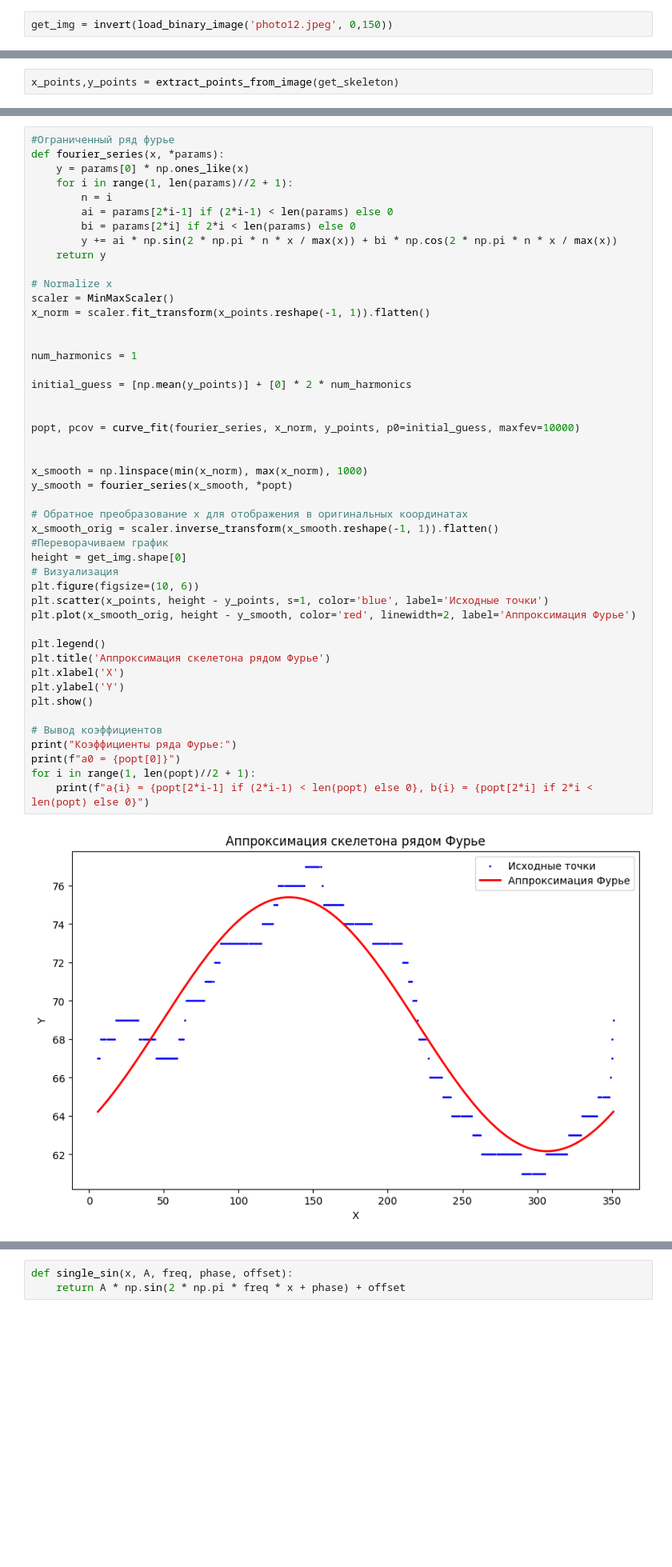
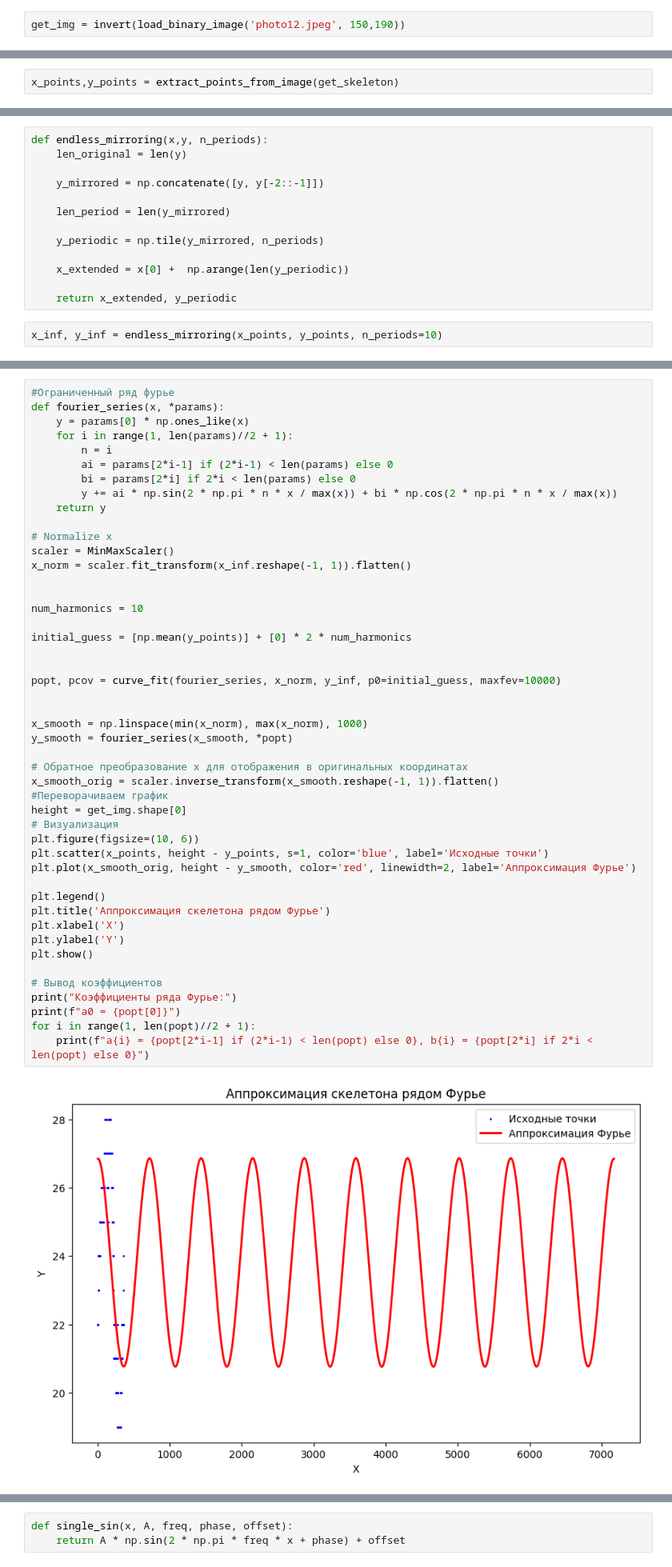
Before and after one commit to need2040/python_solution, a Jupyter notebook: testcompvision/ sol_done.ipynb, the cells around one changed output, grey strips where cells are left out. Shown: that part at 80% size. Drawn from its saved outputs; the diff is of its cells as text; blank space fills up the shorter version.

```diff
--- a/testcompvision/ sol_done.ipynb
+++ b/testcompvision/ sol_done.ipynb
@@ -18,7 +18,7 @@ def load_binary_image(image_path, crop_top=0, crop_bottom=0):
     _, binary_image = cv2.threshold(image, 200, 255, cv2.THRESH_BINARY) #grayscale to binary
     return binary_image
 # %%
-get_img = invert(load_binary_image('photo12.jpeg', 0,150))
+get_img = invert(load_binary_image('photo12.jpeg', 150,190))
 # %%
 plt.imshow(get_img, cmap='gray')
 # %% [output]
@@ -62,0 +103,15 @@ x_points,y_points = extract_points_from_image(get_skeleton)
+# %%
+def endless_mirroring(x,y, n_periods):
+    len_original = len(y)
+
+    y_mirrored = np.concatenate([y, y[-2::-1]])
+
+    len_period = len(y_mirrored)
+
+    y_periodic = np.tile(y_mirrored, n_periods)
+
+    x_extended = x[0] +  np.arange(len(y_periodic))
+
+    return x_extended, y_periodic
+# %%
+x_inf, y_inf = endless_mirroring(x_points, y_points, n_periods=10)
@@ -73,40 +135,40 @@ def fourier_series(x, *params):
 
 # Normalize x
 scaler = MinMaxScaler()
-x_norm = scaler.fit_transform(x_points.reshape(-1, 1)).flatten()
+x_norm = scaler.fit_transform(x_inf.reshape(-1, 1)).flatten()
 
 
-num_harmonics = 1
+num_harmonics = 10
 
 initial_guess = [np.mean(y_points)] + [0] * 2 * num_harmonics
 
 
-popt, pcov = curve_fit(fourier_series, x_norm, y_points, p0=initial_guess, maxfev=10000)
+popt, pcov = curve_fit(fourier_series, x_norm, y_inf, p0=initial_guess, maxfev=10000)
 
 
 x_smooth = np.linspace(min(x_norm), max(x_norm), 1000)
 y_smooth = fourier_series(x_smooth, *popt)
 
 # Обратное преобразование x для отображения в оригинальных координатах
 x_smooth_orig = scaler.inverse_transform(x_smooth.reshape(-1, 1)).flatten()
 #Переворачиваем график
 height = get_img.shape[0]
 # Визуализация
 plt.figure(figsize=(10, 6))
 plt.scatter(x_points, height - y_points, s=1, color='blue', label='Исходные точки')
 plt.plot(x_smooth_orig, height - y_smooth, color='red', linewidth=2, label='Аппроксимация Фурье')
 
 plt.legend()
 plt.title('Аппроксимация скелетона рядом Фурье')
 plt.xlabel('X')
 plt.ylabel('Y')
 plt.show()
 
 # Вывод коэффициентов
 print("Коэффициенты ряда Фурье:")
 print(f"a0 = {popt[0]}")
 for i in range(1, len(popt)//2 + 1):
     print(f"a{i} = {popt[2*i-1] if (2*i-1) < len(popt) else 0}, b{i} = {popt[2*i] if 2*i < len(popt) else 0}")
 # %% [output]
-[figure, old version]
+[figure, new version]
 Коэффициенты ряда Фурье:
```
Also changed, not shown: parts of 9 cells of this notebook, 3 other files.
